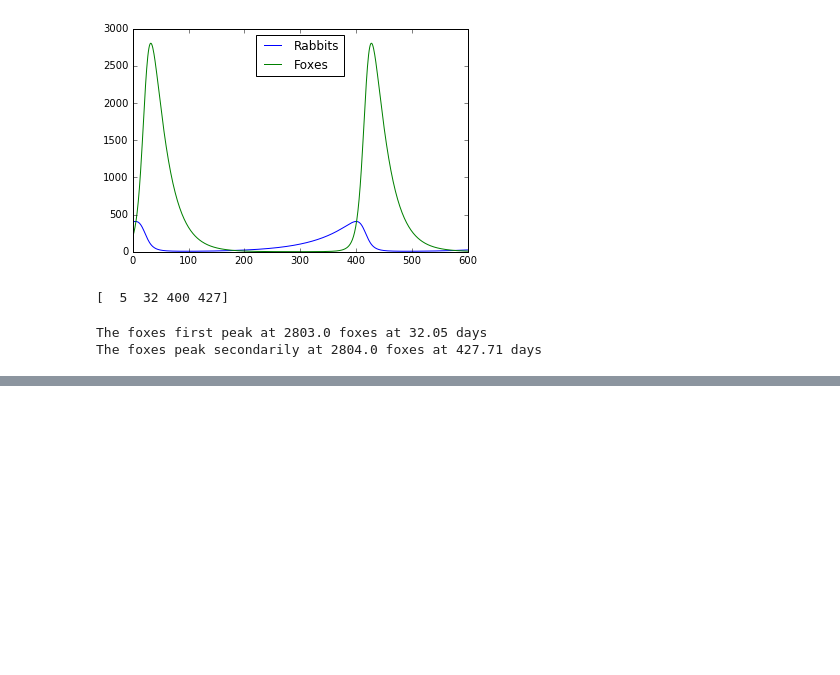
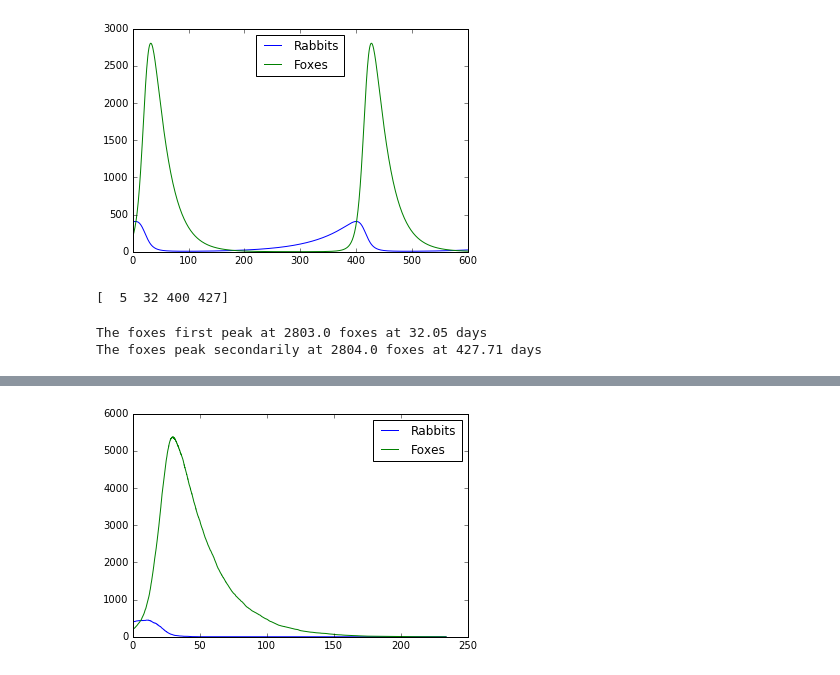
Before and after one commit to RaeMa07JG/rabbits-and-foxes-dbaugher, a Jupyter notebook: rabbits-and-foxes.ipynb, the cells around one changed output, grey strips where cells are left out. Drawn from its saved outputs; the diff is of its cells as text; code cells hidden in the pictures; blank space fills up the shorter version.

```diff
--- a/rabbits-and-foxes.ipynb
+++ b/rabbits-and-foxes.ipynb
@@ -207,0 +210,5 @@ The foxes peak secondarily at 2804.0 foxes at 427.71 days
+# %%
+solution_KMC = np.zeros((3,3))
+print(solution_KMC)
+solution = np.append(solution_KMC,[[5,5,5]],axis=0)
+print(solution)
@@ -207,0 +261,3 @@ The foxes peak secondarily at 2804.0 foxes at 427.71 days
+# %%
+solution = solve_by_KMC(R_0,F_0,end)
+print(solution)
@@ -207,0 +272,11 @@ The foxes peak secondarily at 2804.0 foxes at 427.71 days
+# %%
+timeKMC = solution[0][:,0]
+R_KMC = solution[0][:,1]
+F_KMC = solution[0][:,2]
+
+plt.plot(timeKMC, R_KMC, label='Rabbits')
+plt.plot(timeKMC, F_KMC, label='Foxes')
+plt.legend(loc='best')
+plt.show()
+# %% [output]
+[figure, added]
```
Also changed, not shown: parts of 4 cells of this notebook.
